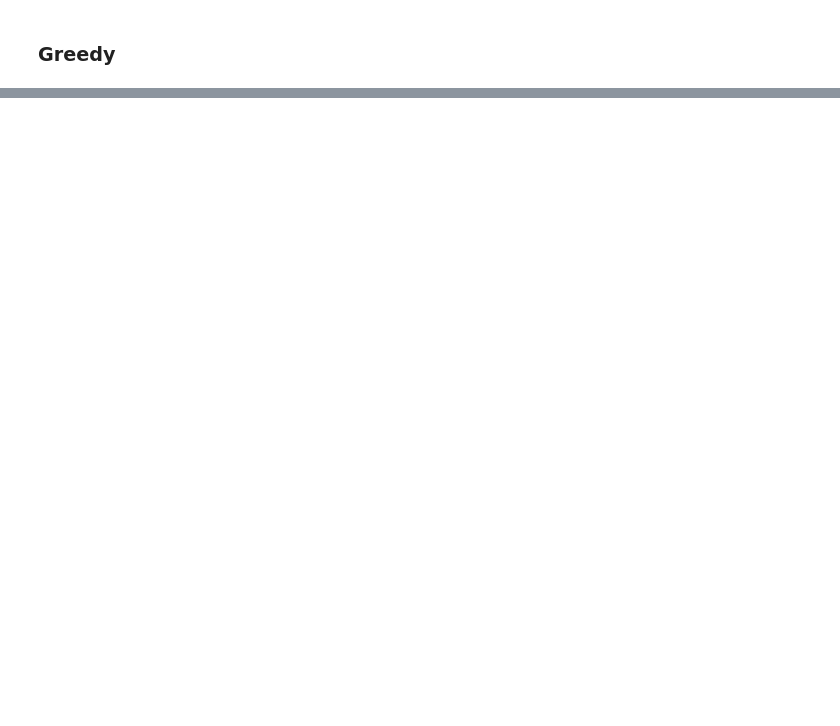
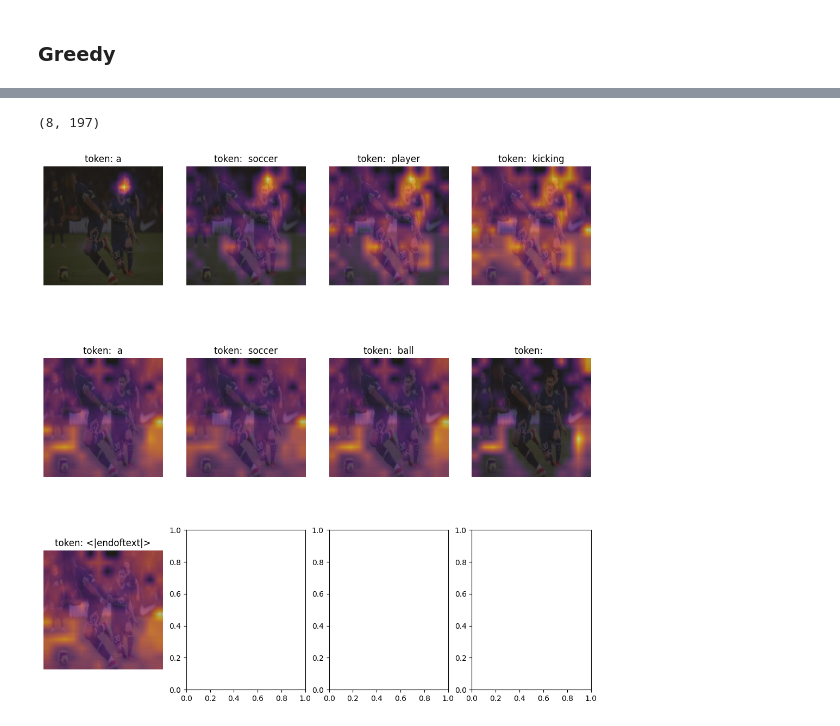
Before and after one commit to vedant-jumle/VIT_region_approx, a Jupyter notebook: hugging-test.ipynb, the cells around one changed output, grey strips where cells are left out. Drawn from its saved outputs; the diff is of its cells as text; code cells hidden in the pictures; blank space fills up the shorter version.

```diff
--- a/hugging-test.ipynb
+++ b/hugging-test.ipynb
@@ -256,0 +285,77 @@ def attention_heat_map(attention_weights, image_size=224, patch_size=16):
+# %%
+attention_weights['cross_attention'][7][-1, -1].shape
+# %% [output]
+(8, 197)
+# %%
+# test_idx = 5
+# sampled = sampled_ids[1:]
+# token = sampled[test_idx]
+# token_value = tokenizer.decode(token)
+
+patch_size = 16
+w_featmap = 224 // patch_size
+h_featmap = 224 // patch_size
+num_heads = 12
+
+# attention_scores = attention_weights[test_idx][-1, :, 1, 1:] # [last layer, all heads, first context token, ignore cls]
+# attention_scores = np.reshape(attention_scores, (num_heads, w_featmap, h_featmap))
+# attention_scores = np.transpose(attention_scores, (1, 2, 0))
+# attention_scores = ops.image.resize(attention_scores, size=(h_featmap * patch_size, w_featmap * patch_size)).cpu().numpy()
+
+# # De-normalize the image for visual clarity.
+in1k_mean = np.array([0.485 * 255, 0.456 * 255, 0.406 * 255]) # image darking filters
+in1k_std = np.array([0.229 * 255, 0.224 * 255, 0.225 * 255])
+
+image_np = np.transpose(pixel_values.cpu().numpy()[0], (1, 2, 0))
+
+preprocessed_img_orig = (image_np * in1k_std) + in1k_mean
+preprocessed_img_orig = preprocessed_img_orig / 255.0
+preprocessed_img_orig = ops.convert_to_numpy(ops.clip(preprocessed_img_orig, 0.0, 1.0))
+
+# Plot the maps.
+# n_cols = 4
+# n_rows = (len(sampled)//4)+1
+# fig, axes = plt.subplots(nrows=3, ncols=4, figsize=(13, 13))
+# img_count = 0
+
+# for i in range(3):
+#     for j in range(4):
+#         if img_count < len(attention_scores):
+#             axes[i, j].imshow(preprocessed_img_orig)
+#             axes[i, j].imshow(attention_scores[..., img_count], cmap="inferno", alpha=0.6)
+#             axes[i, j].title.set_text(f"Attention head: {img_count}\ntoken: {token_value}")
+#             axes[i, j].axis("off")
+#             img_count += 1
+
+
+
+n_cols = 4
+n_rows = (len(sampled)//4)+1
+fig, axes = plt.subplots(nrows=3, ncols=4, figsize=(13, 13))
+token_count = 0
+
+for i in range(n_rows):
+    for j in range(n_cols):
+        if token_count < len(sampled):
+            token = sampled[token_count]
+            token_value = tokenizer.decode(token)
+
+            attention_scores = attention_weights[token_count][-1, :, -1, 1:] # [last layer, all heads, first context token, ignore cls]
+            attention_scores = np.reshape(attention_scores, (num_heads, w_featmap, h_featmap))
+            attention_scores = np.transpose(attention_scores, (1, 2, 0))
+            attention_scores = ops.image.resize(attention_scores, size=(h_featmap * patch_size, w_featmap * patch_size)).cpu().numpy()
+            average_attention_over_heads = np.mean(attention_scores, axis=-1)
+
+            axes[i, j].imshow(preprocessed_img_orig)
+            axes[i, j].imshow(average_attention_over_heads, cmap="inferno", alpha=0.6)
+            axes[i, j].title.set_text(f"token: {token_value}")
+            axes[i, j].axis("off")
+            token_count += 1
+
+# plt.imshow(preprocessed_img_orig)
+# plt.imshow(np.mean(attention_scores, axis=-1), cmap="inferno", alpha=0.6)
+# plt.title(f"token: {token_value}")
+# plt.axis("off")
+# plt.show()
+# %% [output]
+[figure, added]
```
Also changed, not shown: parts of 22 cells of this notebook, 5 other files.
